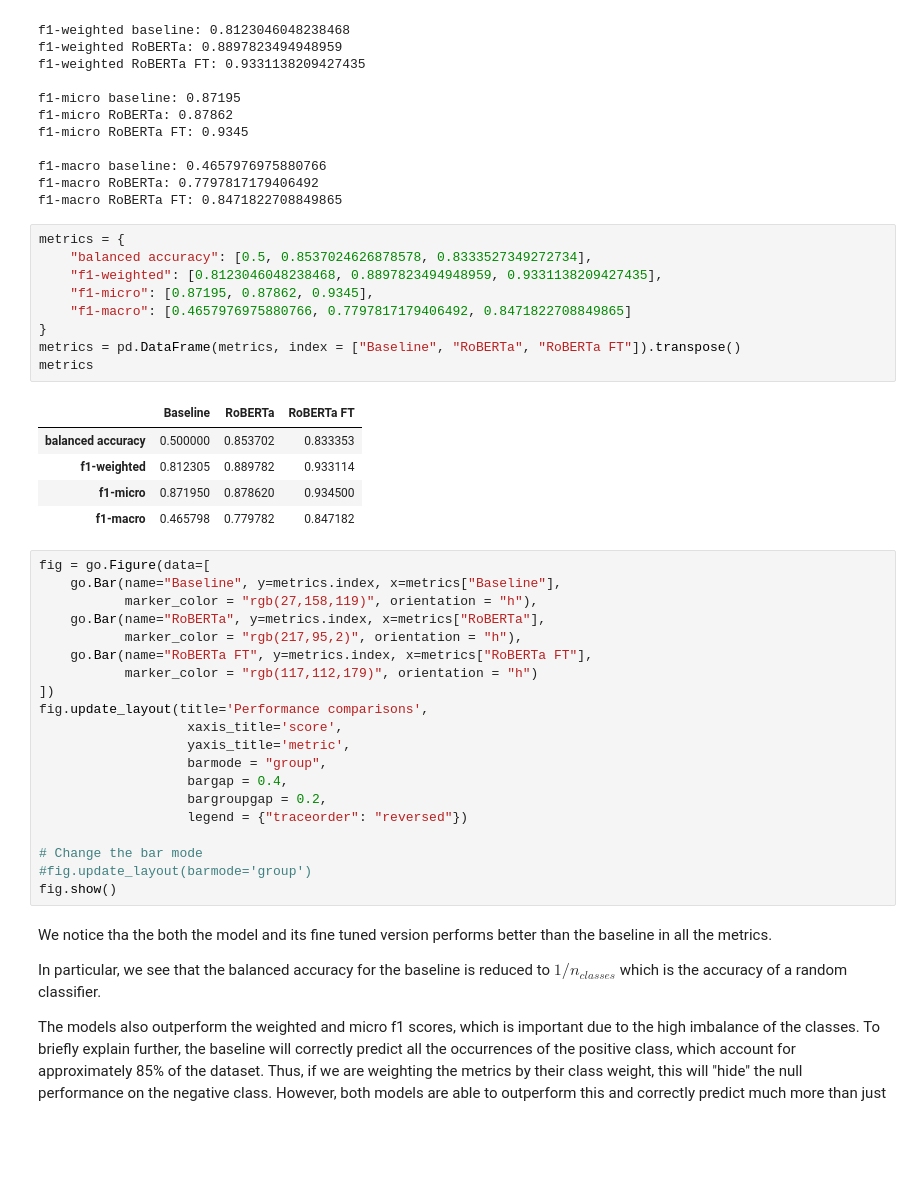
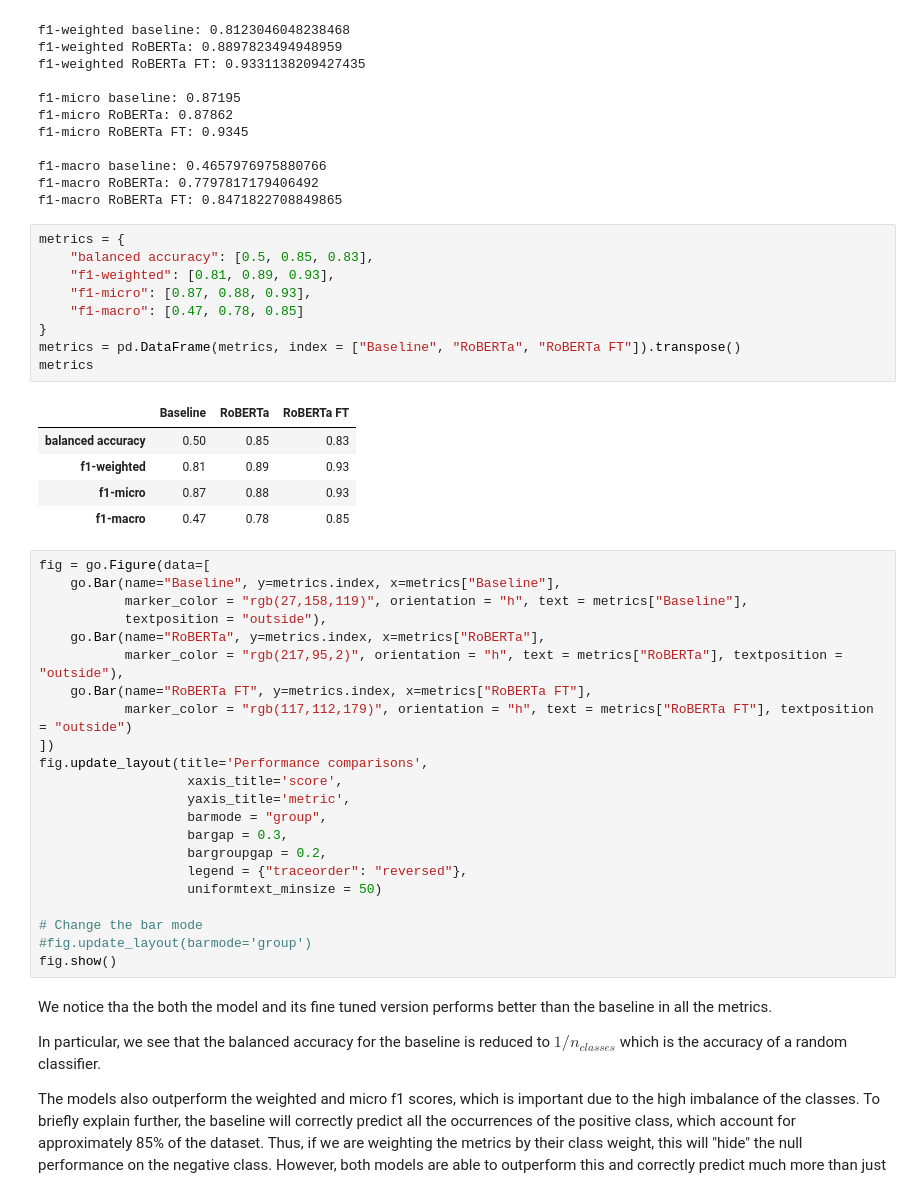
Before and after one commit to theabm/NLPFinalProject, a Jupyter notebook: NLPFinalProject.ipynb, the cells around one changed output. Cells and saved outputs as stored; diff of their text form; blank space fills up the shorter version.

```diff
--- a/NLPFinalProject.ipynb
+++ b/NLPFinalProject.ipynb
@@ -1089,35 +1111,37 @@ f1-macro RoBERTa: 0.7797817179406492
 f1-macro RoBERTa FT: 0.8471822708849865
 # %%
 metrics = {
-    "balanced accuracy": [0.5, 0.8537024626878578, 0.8333527349272734],
-    "f1-weighted": [0.8123046048238468, 0.8897823494948959, 0.9331138209427435],
-    "f1-micro": [0.87195, 0.87862, 0.9345],
-    "f1-macro": [0.4657976975880766, 0.7797817179406492, 0.8471822708849865]
+    "balanced accuracy": [0.5, 0.85, 0.83],
+    "f1-weighted": [0.81, 0.89, 0.93],
+    "f1-micro": [0.87, 0.88, 0.93],
+    "f1-macro": [0.47, 0.78, 0.85]
 }
 metrics = pd.DataFrame(metrics, index = ["Baseline", "RoBERTa", "RoBERTa FT"]).transpose()
 metrics
 # %% [output]
 |  | Baseline | RoBERTa | RoBERTa FT |
-| balanced accuracy | 0.500000 | 0.853702 | 0.833353 |
-| f1-weighted | 0.812305 | 0.889782 | 0.933114 |
-| f1-micro | 0.871950 | 0.878620 | 0.934500 |
-| f1-macro | 0.465798 | 0.779782 | 0.847182 |
+| balanced accuracy | 0.50 | 0.85 | 0.83 |
+| f1-weighted | 0.81 | 0.89 | 0.93 |
+| f1-micro | 0.87 | 0.88 | 0.93 |
+| f1-macro | 0.47 | 0.78 | 0.85 |
 # %%
 fig = go.Figure(data=[
     go.Bar(name="Baseline", y=metrics.index, x=metrics["Baseline"],
-           marker_color = "rgb(27,158,119)", orientation = "h"),
+           marker_color = "rgb(27,158,119)", orientation = "h", text = metrics["Baseline"],
+           textposition = "outside"),
     go.Bar(name="RoBERTa", y=metrics.index, x=metrics["RoBERTa"],
-           marker_color = "rgb(217,95,2)", orientation = "h"),
+           marker_color = "rgb(217,95,2)", orientation = "h", text = metrics["RoBERTa"], textposition = "outside"),
     go.Bar(name="RoBERTa FT", y=metrics.index, x=metrics["RoBERTa FT"],
-           marker_color = "rgb(117,112,179)", orientation = "h")
+           marker_color = "rgb(117,112,179)", orientation = "h", text = metrics["RoBERTa FT"], textposition = "outside")
 ])
 fig.update_layout(title='Performance comparisons',
                    xaxis_title='score',
                    yaxis_title='metric',
                    barmode = "group",
-                   bargap = 0.4,
+                   bargap = 0.3,
                    bargroupgap = 0.2,
-                   legend = {"traceorder": "reversed"})
+                   legend = {"traceorder": "reversed"},
+                   uniformtext_minsize = 50)
 
 # Change the bar mode
 #fig.update_layout(barmode='group')
```
Also changed, not shown: parts of 1 cell of this notebook, 1 other file.
